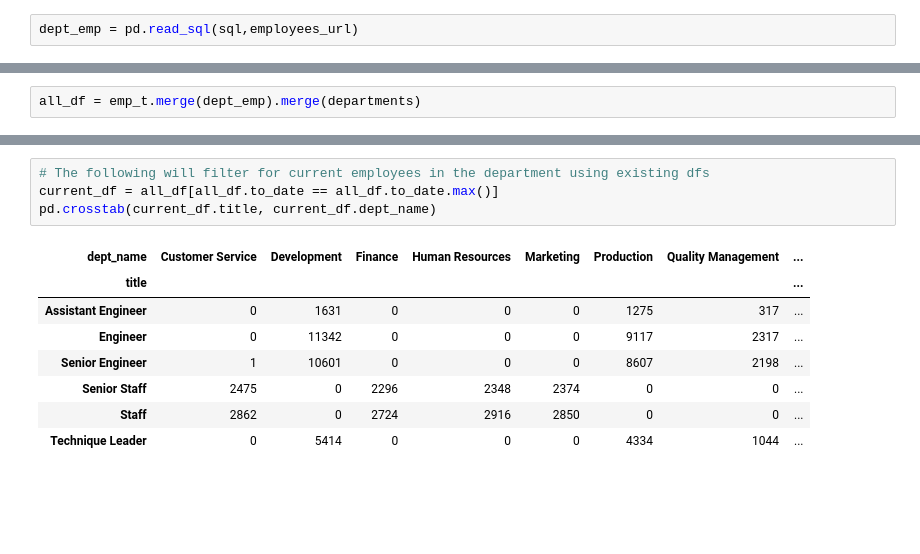
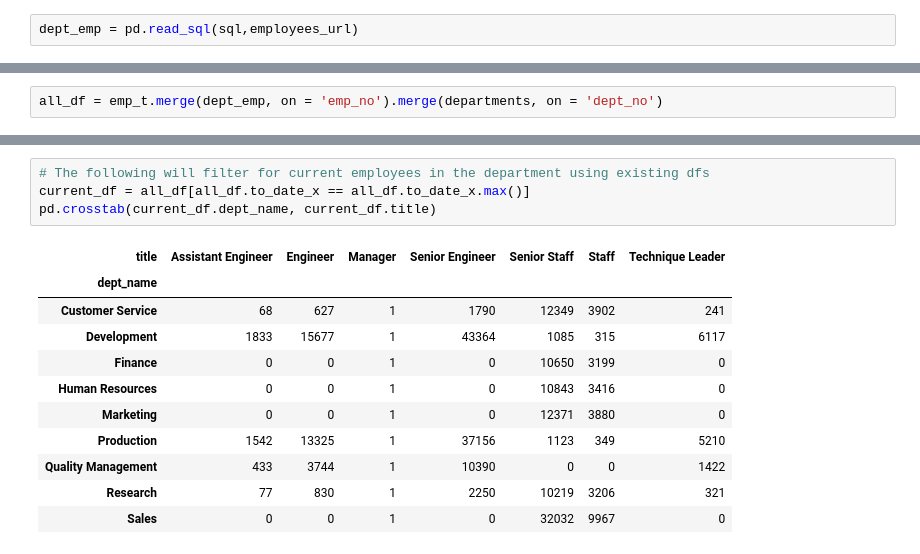
Before and after one commit to jesse-d-marder/numpy-pandas-visualization-exercises, a Jupyter notebook: advanced_dataframes.ipynb, the cells around one changed output, grey strips where cells are left out. Drawn from its saved outputs; the diff is of its cells as text; blank space fills up the shorter version.

```diff
--- a/advanced_dataframes.ipynb
+++ b/advanced_dataframes.ipynb
@@ -393,3 +420,3 @@ dept_emp = pd.read_sql(sql,employees_url)
 # %%
-all_df = emp_t.merge(dept_emp).merge(departments)
+all_df = emp_t.merge(dept_emp, on = 'emp_no').merge(departments, on = 'dept_no')
 # %%
@@ -423,13 +451,16 @@ pd.crosstab(all_df.title, all_df.dept_name)
 # %%
 # The following will filter for current employees in the department using existing dfs
-current_df = all_df[all_df.to_date == all_df.to_date.max()]
-pd.crosstab(current_df.title, current_df.dept_name)
+current_df = all_df[all_df.to_date_x == all_df.to_date_x.max()]
+pd.crosstab(current_df.dept_name, current_df.title)
 # %% [output]
-| dept_name | Customer Service | Development | Finance | Human Resources | Marketing | Production | Quality Management | ... |
-| title |  |  |  |  |  |  |  | ... |
-| Assistant Engineer | 0 | 1631 | 0 | 0 | 0 | 1275 | 317 | ... |
-| Engineer | 0 | 11342 | 0 | 0 | 0 | 9117 | 2317 | ... |
-| Senior Engineer | 1 | 10601 | 0 | 0 | 0 | 8607 | 2198 | ... |
-| Senior Staff | 2475 | 0 | 2296 | 2348 | 2374 | 0 | 0 | ... |
-| Staff | 2862 | 0 | 2724 | 2916 | 2850 | 0 | 0 | ... |
-| Technique Leader | 0 | 5414 | 0 | 0 | 0 | 4334 | 1044 | ... |
+| title | Assistant Engineer | Engineer | Manager | Senior Engineer | Senior Staff | Staff | Technique Leader |
+| dept_name |  |  |  |  |  |  |  |
+| Customer Service | 68 | 627 | 1 | 1790 | 12349 | 3902 | 241 |
+| Development | 1833 | 15677 | 1 | 43364 | 1085 | 315 | 6117 |
+| Finance | 0 | 0 | 1 | 0 | 10650 | 3199 | 0 |
+| Human Resources | 0 | 0 | 1 | 0 | 10843 | 3416 | 0 |
+| Marketing | 0 | 0 | 1 | 0 | 12371 | 3880 | 0 |
+| Production | 1542 | 13325 | 1 | 37156 | 1123 | 349 | 5210 |
+| Quality Management | 433 | 3744 | 1 | 10390 | 0 | 0 | 1422 |
+| Research | 77 | 830 | 1 | 2250 | 10219 | 3206 | 321 |
+| Sales | 0 | 0 | 1 | 0 | 32032 | 9967 | 0 |
```
Also changed, not shown: parts of 7 cells of this notebook.
